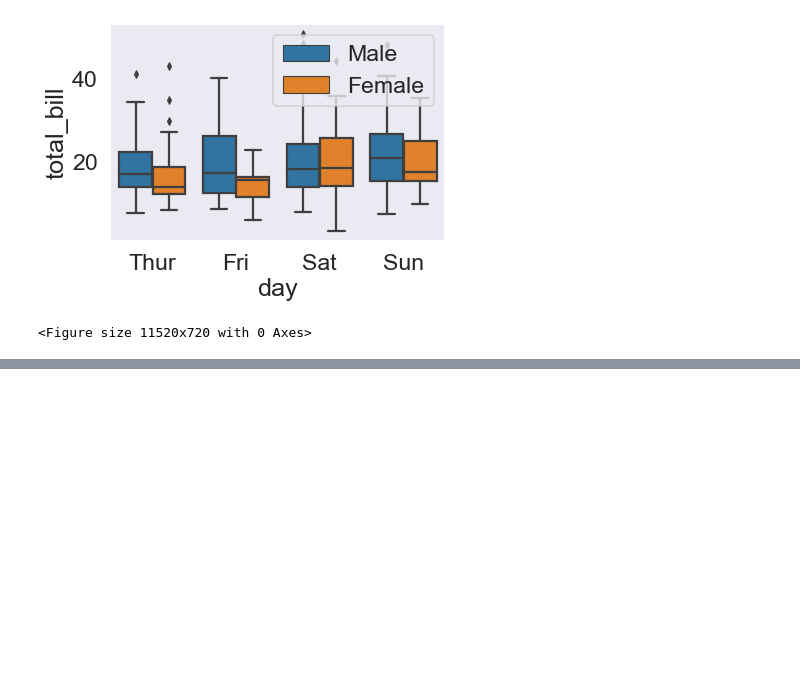
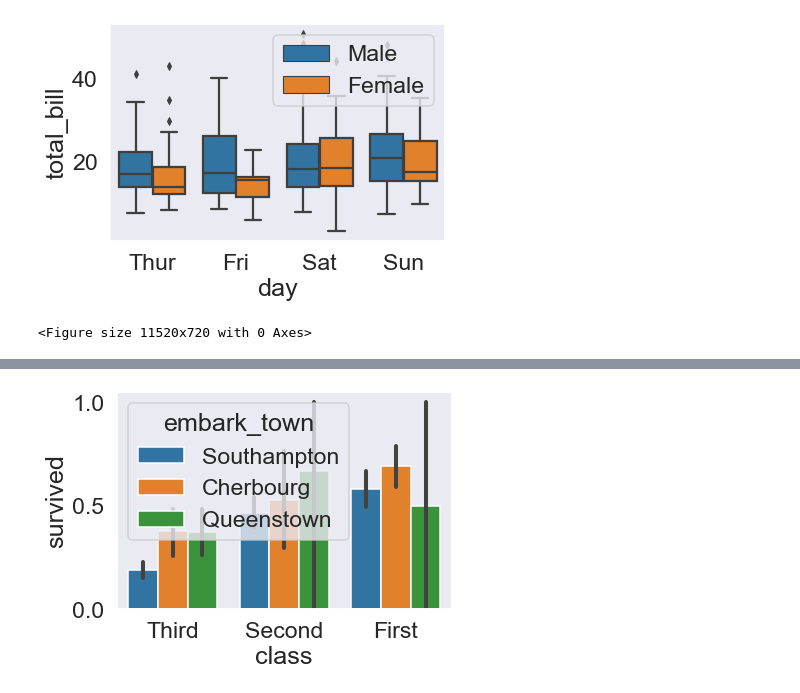
Before and after one commit to dena-den/Jupyter-projects, a Jupyter notebook: tutors_by_Keith/Seaborn_tutor.ipynb, the cells around one changed output, grey strips where cells are left out. Drawn from its saved outputs; the diff is of its cells as text; code cells hidden in the pictures; blank space fills up the shorter version.

```diff
--- a/tutors_by_Keith/Seaborn_tutor.ipynb
+++ b/tutors_by_Keith/Seaborn_tutor.ipynb
@@ -118,0 +136,5 @@ plt.legend(loc=1)
+# %%
+sns.barplot(x="class", y="survived", hue="embark_town",
+            order=['Third', 'Second', 'First'], data=titanic);
+# %% [output]
+[figure, added]
```
Also changed, not shown: parts of 16 cells of this notebook, 6 other files.
